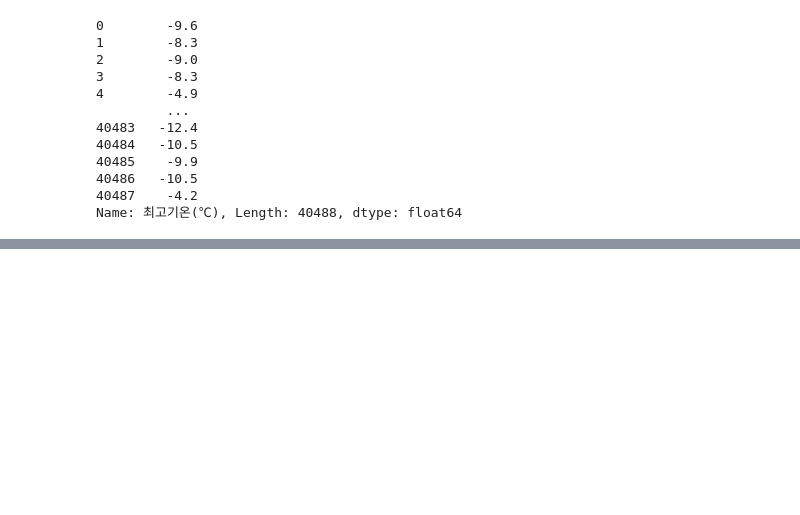
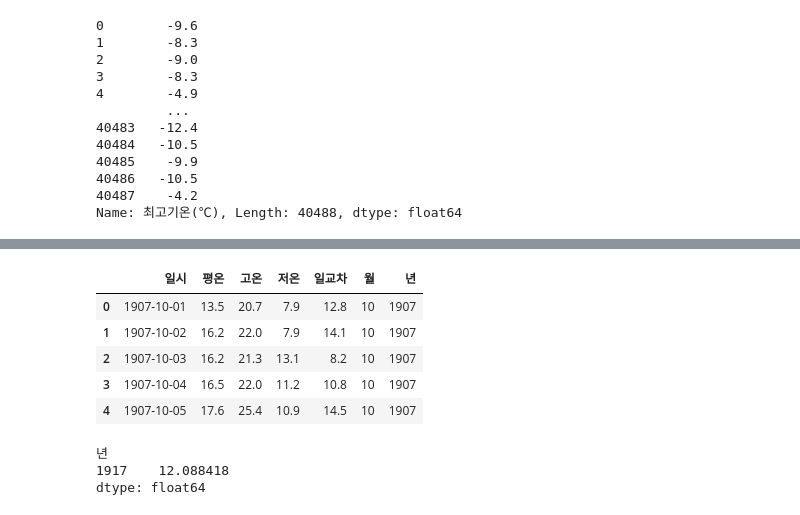
Before and after one commit to doyeon0139/JupyterNotebook, a Jupyter notebook: pandas/seoul_weather.ipynb, the cells around one changed output, grey strips where cells are left out. Saved outputs shown, nothing was run; the diff lists cells and outputs as text; code cells hidden in the pictures; blank space fills up the shorter version.

```diff
--- a/pandas/seoul_weather.ipynb
+++ b/pandas/seoul_weather.ipynb
@@ -41,0 +127,9 @@ weather['최저기온(℃)'] = weather['최저기온(℃)'].apply(lambda x: floa
+# %%
+we.head()
+# %% [output]
+|  | 일시 | 평온 | 고온 | 저온 | 일교차 | 월 | 년 |
+| 0 | 1907-10-01 | 13.5 | 20.7 | 7.9 | 12.8 | 10 | 1907 |
+| 1 | 1907-10-02 | 16.2 | 22.0 | 7.9 | 14.1 | 10 | 1907 |
+| 2 | 1907-10-03 | 16.2 | 21.3 | 13.1 | 8.2 | 10 | 1907 |
+| 3 | 1907-10-04 | 16.5 | 22.0 | 11.2 | 10.8 | 10 | 1907 |
+| 4 | 1907-10-05 | 17.6 | 25.4 | 10.9 | 14.5 | 10 | 1907 |
@@ -41,0 +138,7 @@ weather['최저기온(℃)'] = weather['최저기온(℃)'].apply(lambda x: floa
+# %%
+we['년'] = we['일시'].apply(lambda x: x.split('-')[0])
+we.groupby(['년','월'])['평온'].mean().unstack().std(axis=1).sort_values(ascending=False).iloc[:1]
+# %% [output]
+년
+1917    12.088418
+dtype: float64
```
Also changed, not shown: parts of 13 cells of this notebook, 4 other files.
